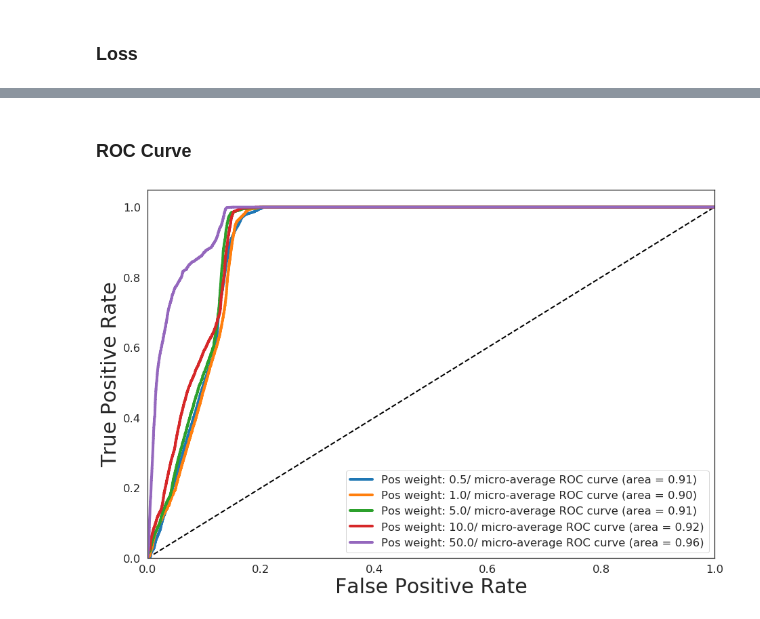
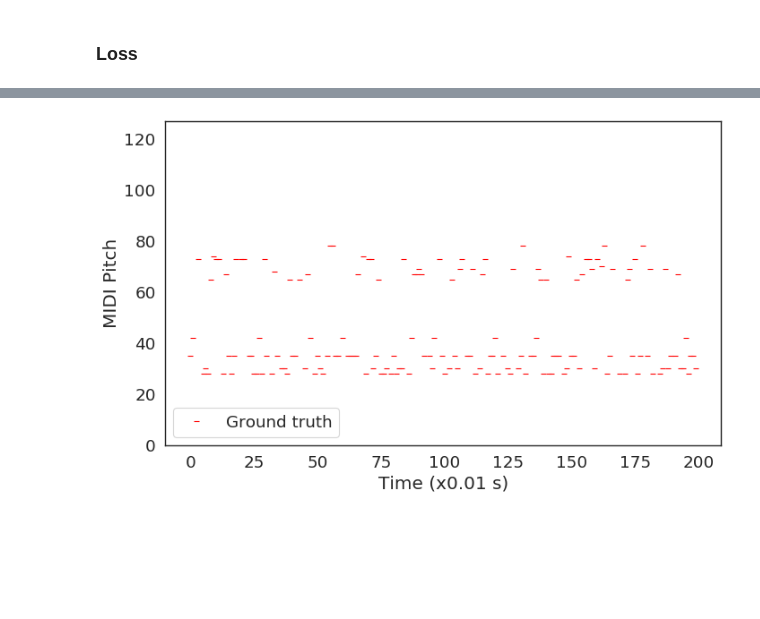
Before and after one commit to MarionLepert/cs229, a Jupyter notebook: DatasetLight.ipynb, the cells around one changed output, grey strips where cells are left out. Drawn from its saved outputs; the diff is of its cells as text; code cells hidden in the pictures; blank space fills up the shorter version.

```diff
--- a/DatasetLight.ipynb
+++ b/DatasetLight.ipynb
@@ -216,0 +205,3 @@ print(pos_weight_val_preds_list[1][0].shape)
+# %%
+val_preds_array = np.vstack(val_preds_list)
+val_labels_array = np.vstack(val_labels_list)
@@ -299,55 +254,21 @@ Average precision score, micro-averaged over all classes: 0.03
-# %% [markdown]
-### ROC Curve
-# %%
-from sklearn.metrics import roc_auc_score
-from sklearn.metrics import roc_curve, auc
-from scipy import interp
-from itertools import cycle
-
-plt.figure(figsize=(15,10))
-plt.plot([0, 1], [0, 1], 'k--', lw=2)
-plt.xlim([0.0, 1.0])
-plt.ylim([0.0, 1.05])
-plt.xlabel('False Positive Rate', fontsize=30)
-plt.ylabel('True Positive Rate', fontsize=30)
-
-for j in range(n_pos_weight):
-    val_preds_array  = np.vstack(pos_weight_val_preds_list[j])
-    val_labels_array = np.vstack(pos_weight_val_labels_list[j])
-
-    # Compute ROC curve and ROC area for each class
-    fpr = dict()
-    tpr = dict()
-    roc_auc = dict()
-    for i in range(n_classes):
-        fpr[i], tpr[i], _ = roc_curve(val_labels_array[:, i], val_preds_array[:, i])
-        roc_auc[i] = auc(fpr[i], tpr[i])
-
-    # Compute micro-average ROC curve and ROC area
-    fpr["micro"], tpr["micro"], _ = roc_curve(val_labels_array.ravel(), val_preds_array.ravel())
-    roc_auc["micro"] = auc(fpr["micro"], tpr["micro"])
-
-    # First aggregate all false positive rates
-    all_fpr = np.unique(np.concatenate([fpr[i] for i in range(n_classes)]))
-
-    # Then interpolate all ROC curves at this points
-    mean_tpr = np.zeros_like(all_fpr)
-    for i in range(n_classes):
-        mean_tpr += interp(all_fpr, fpr[i], tpr[i])
-
-    # Finally average it and compute AUC
-    mean_tpr /= n_classes
-
-    fpr["macro"] = all_fpr
-    tpr["macro"] = mean_tpr
-    roc_auc["macro"] = auc(fpr["macro"], tpr["macro"])
-
-    # Plot all ROC curves
-    plt.plot(fpr["micro"], tpr["micro"],
-         label='Pos weight: ' + pos_weight_labels[j] + '/ micro-average ROC curve (area = {0:0.2f})'
-               ''.format(roc_auc["micro"]), linewidth=4)
-
-plt.legend(loc="lower right")
-plt.show()
-# %% [output]
-[figure, removed]
+# %%
+
+# output_X_val = np.argwhere(X_val>0)
+
+# output_Y_val = np.argwhere(val_preds_array>0)
+
+
+
+fig = plt.figure(num=None, figsize=(10, 6), dpi=80, facecolor='w', edgecolor='k')
+# plt.scatter(output_Y_train[:,0], output_Y_train[:,1], marker='_', label='Ground truth')
+# plt.plot(val_preds_array[30000:30100], '_', color='blue', label='Predictions')
+plt.plot(val_labels_array[30000:30200], '_', color='red', label='Ground truth')
+# plt.scatter(val_labels_array[30000:/31000])
+plt.xlabel('Time (x0.01 s)')
+plt.ylabel('MIDI Pitch')
+plt.ylim(top=127)
+plt.ylim(bottom=0)
+plt.legend(loc='lower left')
+plt.show()
+# %% [output]
+[figure, added]
```
Also changed, not shown: parts of 25 cells of this notebook, 1 other file.
